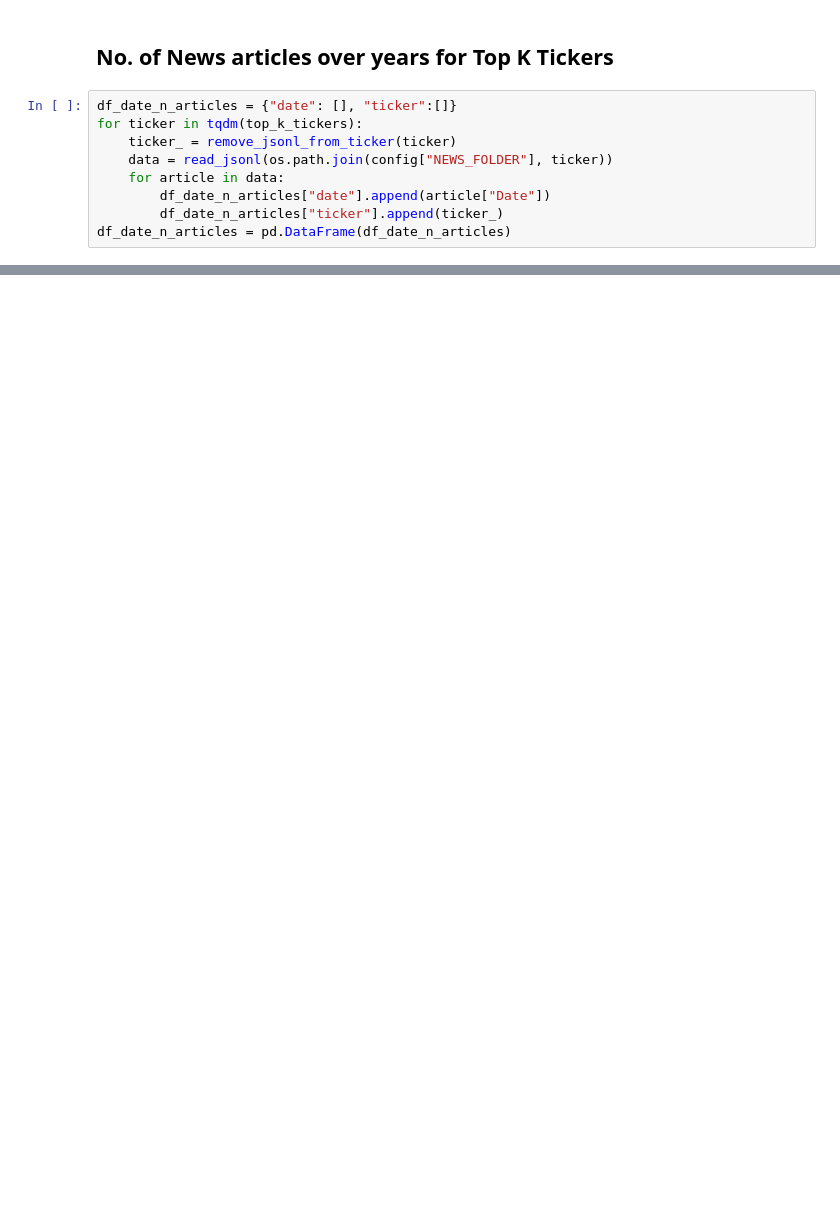
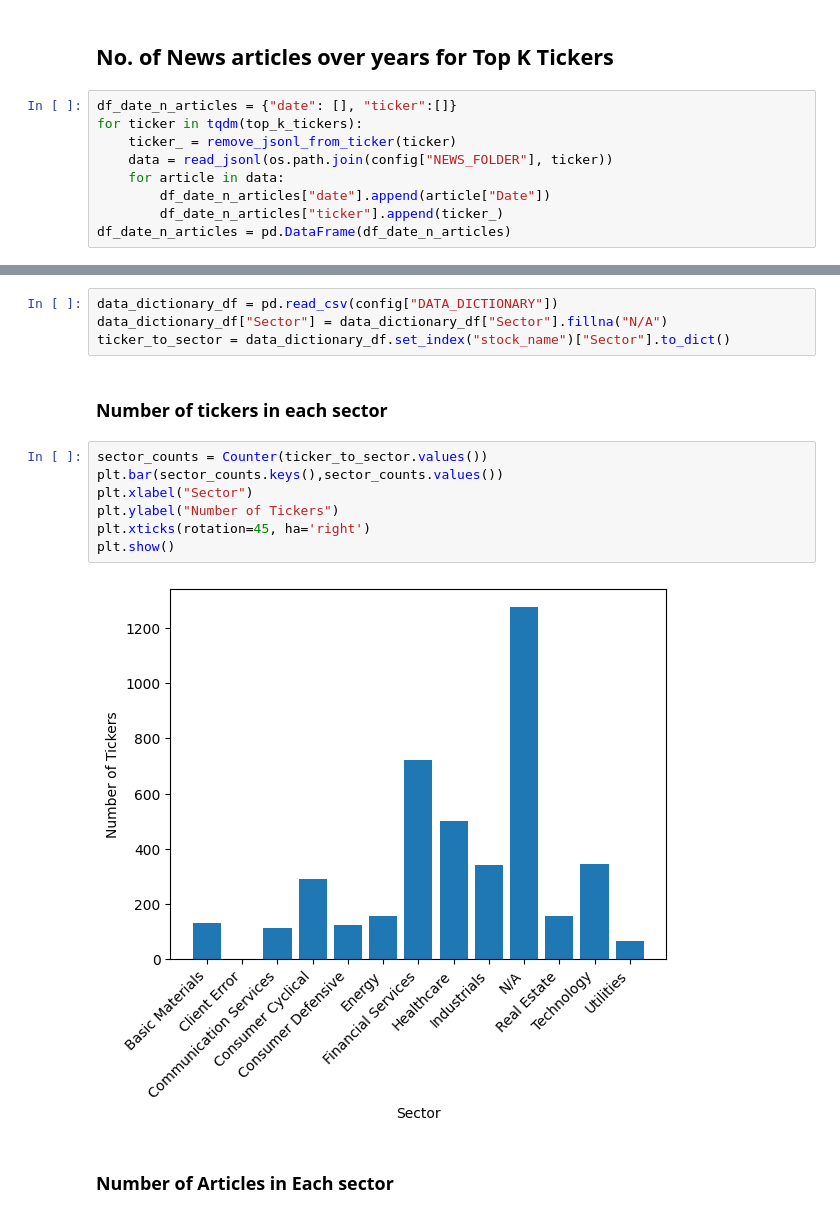
Before and after one commit to pranavdhawann/spring-2026-group4, a Jupyter notebook: src/notebooks/news_eda_1.ipynb, the cells around one changed output, grey strips where cells are left out. Cells and saved outputs as stored; diff of their text form; blank space fills up the shorter version.

```diff
--- a/src/notebooks/news_eda_1.ipynb
+++ b/src/notebooks/news_eda_1.ipynb
@@ -147,0 +158,17 @@ for i in range(n_plots):
+# %%
+data_dictionary_df = pd.read_csv(config["DATA_DICTIONARY"])
+data_dictionary_df["Sector"] = data_dictionary_df["Sector"].fillna("N/A")
+ticker_to_sector = data_dictionary_df.set_index("stock_name")["Sector"].to_dict()
+# %% [markdown]
+### Number of tickers in each sector
+# %%
+sector_counts = Counter(ticker_to_sector.values())
+plt.bar(sector_counts.keys(),sector_counts.values())
+plt.xlabel("Sector")
+plt.ylabel("Number of Tickers")
+plt.xticks(rotation=45, ha='right')
+plt.show()
+# %% [output]
+[figure, added]
+# %% [markdown]
+### Number of Articles in Each sector
```
Also changed, not shown: parts of 12 cells of this notebook.
